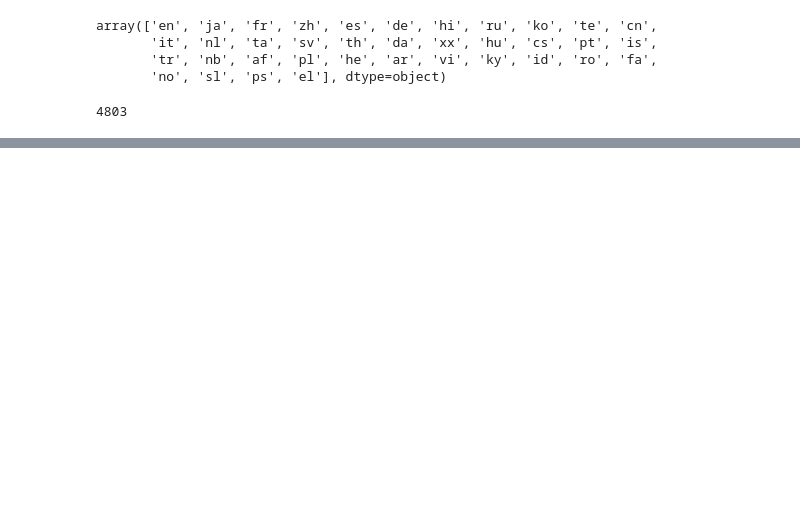
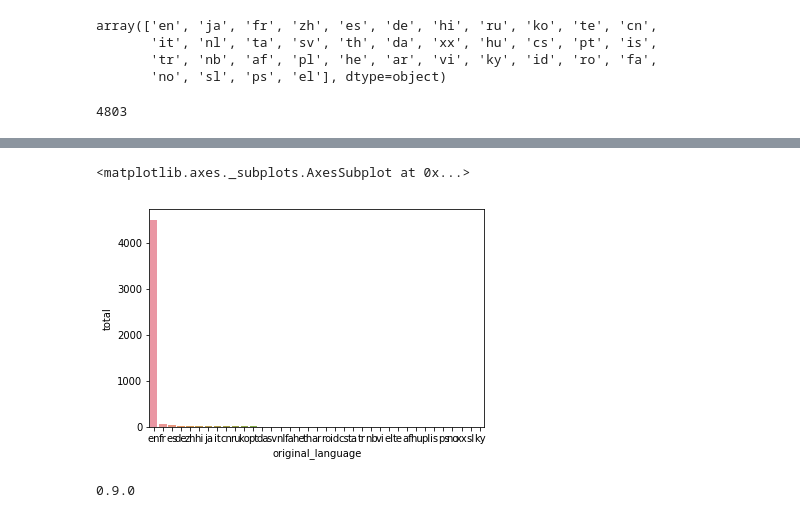
Before and after one commit to gpanassol/alura-ciencia-dados, a Jupyter notebook: data-science-primeiros-passos/Introdução a Data Science.ipynb, the cells around one changed output, grey strips where cells are left out. Drawn from its saved outputs; the diff is of its cells as text; code cells hidden in the pictures; blank space fills up the shorter version.

```diff
--- a/data-science-primeiros-passos/Introdução a Data Science.ipynb
+++ b/data-science-primeiros-passos/Introdução a Data Science.ipynb
@@ -217,3 +221,8 @@ array(['en', 'ja', 'fr', 'zh', 'es', 'de', 'hi', 'ru', 'ko', 'te', 'cn',
 tmdb.original_language.count()
 # %% [output]
 4803
+# %%
+# Extraindo do dataset uma contagem de linguagens originais e retornando um novo dataset
+contagem_de_lingua = tmdb.original_language.value_counts().to_frame().reset_index()
+contagem_de_lingua.columns = ['original_language', 'total']
+contagem_de_lingua.head()
@@ -219,0 +236,11 @@ tmdb.original_language.count()
+# %%
+# Gerando um gráfico de barras com Seaborn
+sns.barplot(x="original_language", y="total", data = contagem_de_lingua)
+# %% [output]
+<matplotlib.axes._subplots.AxesSubplot at 0x...>
+[figure, added]
+# %%
+# Verificando versão do seaborn
+print(sns.__version__)
+# %% [output]
+0.9.0
```
Also changed, not shown: parts of 11 cells of this notebook.
